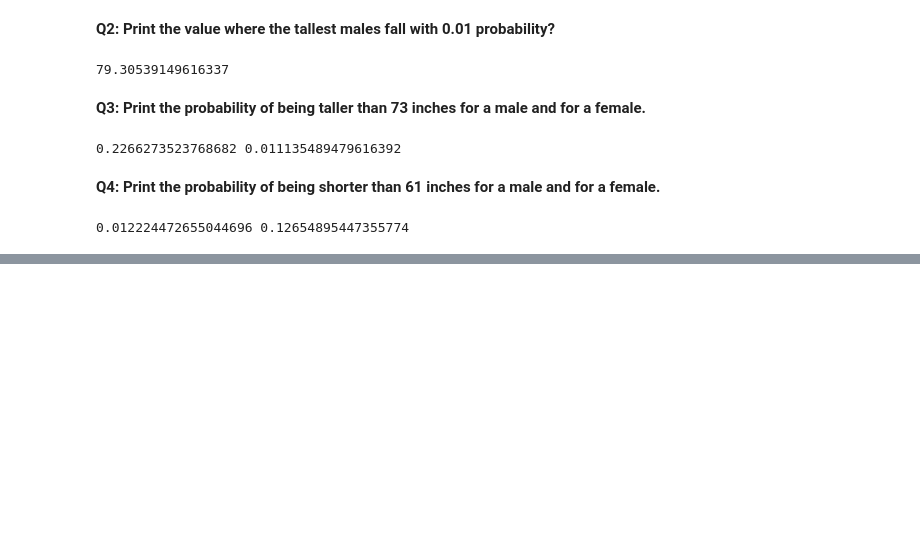
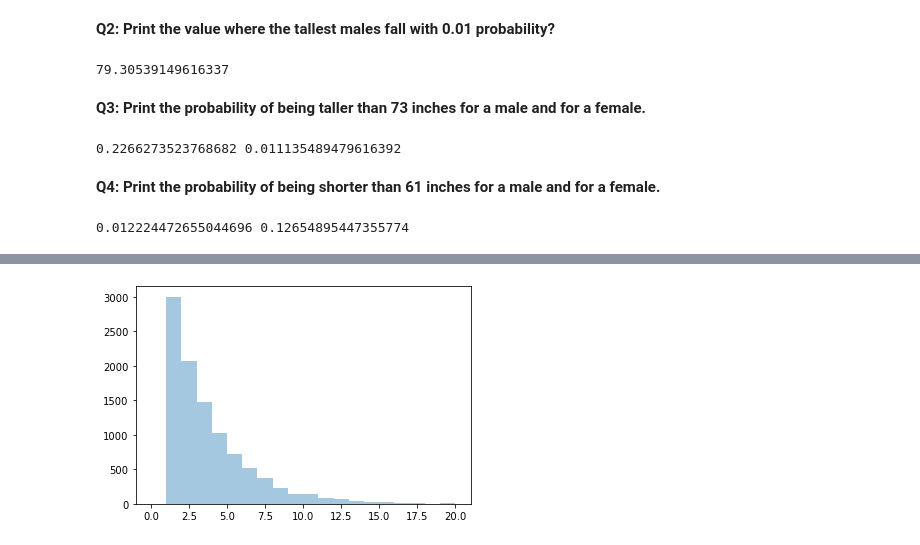
Before and after one commit to mandliya/ml, a Jupyter notebook: maths/Probability/Probability.ipynb, the cells around one changed output, grey strips where cells are left out. Saved outputs shown, nothing was run; the diff lists cells and outputs as text; code cells hidden in the pictures; blank space fills up the shorter version.

```diff
--- a/maths/Probability/Probability.ipynb
+++ b/maths/Probability/Probability.ipynb
@@ -1186,0 +1337,11 @@ print(P_shorter_male, P_shorter_female)
+# %%
+from scipy.stats import geom
+import matplotlib.pyplot as plt
+import seaborn as sns
+import numpy as np
+
+sample = geom.rvs(p=0.3, size=10000, random_state=21)
+sns.distplot(sample, bins=np.linspace(0, 20, 21), kde=False)
+plt.show()
+# %% [output]
+[figure, added]
```
Also changed, not shown: parts of 29 cells of this notebook, 2 other files.
